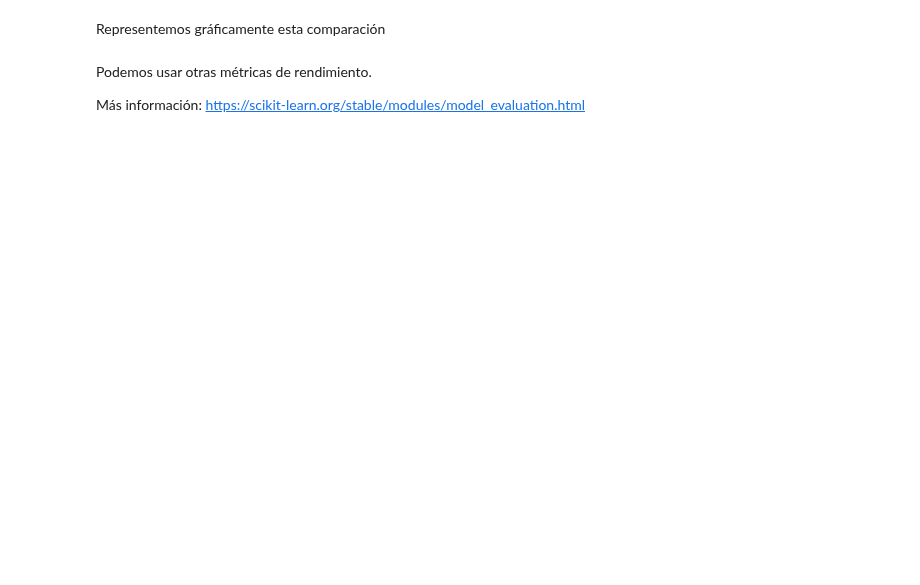
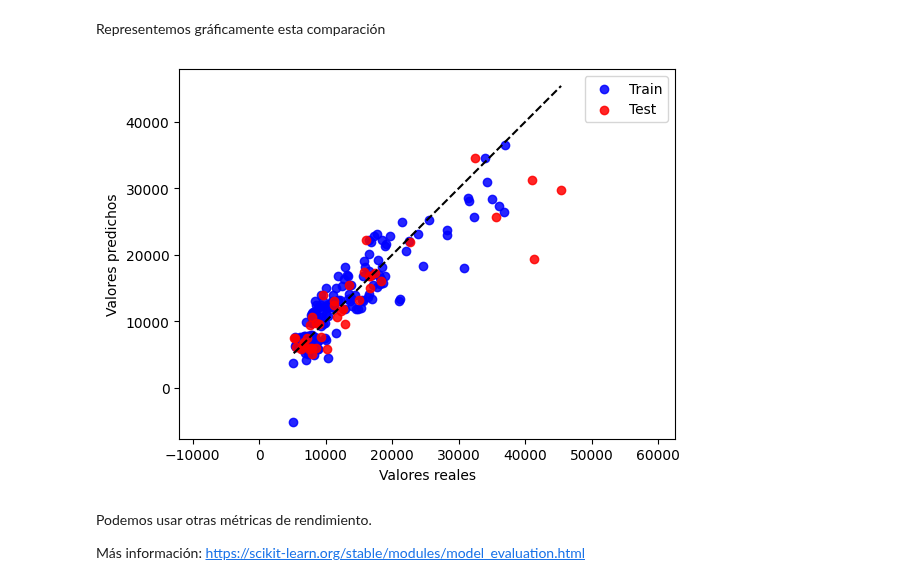
Before and after one commit to DCDPUAEM/DCDP, a Jupyter notebook: 03 Machine Learning/notebooks/03-Regression.ipynb, the cells around one changed output. Drawn from its saved outputs; the diff is of its cells as text; code cells hidden in the pictures; blank space fills up the shorter version.

```diff
--- a/03 Machine Learning/notebooks/03-Regression.ipynb
+++ b/03 Machine Learning/notebooks/03-Regression.ipynb
@@ -611,0 +811,17 @@ print(X_train[:3,:5])
+# %%
+from sklearn.feature_selection import VarianceThreshold
+
+features = X_df.columns.to_list()
+
+selector = VarianceThreshold(1)
+# selector = SelectKBest(score_func=f_regression, k=10)
+X_train = selector.fit_transform(X_train)   # Entrenamos y transformamos el de entrenamiento
+X_test = selector.transform(X_test)        # Sólo transformamos el de prueba
+
+selected_idxs = selector.get_support(indices=True)
+selected_features = [features[i] for i in selected_idxs]
+
+print(f"Teníamos {X.shape[1]} variables originalmente, nos quedamos con {len(selector.get_feature_names_out())}")
+print(f"Variables con las que nos quedamos:\n{selector.get_feature_names_out()}\n")
+print(f"Índices de las variables con las que nos quedamos:\n{selected_idxs}")
+print(f"Variables seleccionadas:\n{[selected_features]}\n")
@@ -642,14 +881,17 @@ y_pred_train = lr.predict(X_train)
 # %%
 xaxis = np.linspace(np.min(y_test),np.max(y_test),100)
 
 plt.figure(dpi=100)
 plt.scatter(y_train, y_pred_train, c='blue',alpha=0.85,label='Train')
 plt.scatter(y_test, y_pred_test, c='red',alpha=0.85,label='Test')
 plt.plot(xaxis,xaxis,'k--')  # La línea de referencia y_pred=y_real
 plt.legend(loc='best')
 plt.xlabel("Valores reales")
 plt.ylabel("Valores predichos")
+plt.axis('equal')
 plt.show()
+# %% [output]
+[figure, added]
 # %% [markdown]
 Podemos usar otras métricas de rendimiento.
 
```
Also changed, not shown: parts of 90 cells of this notebook, 2 other files.
